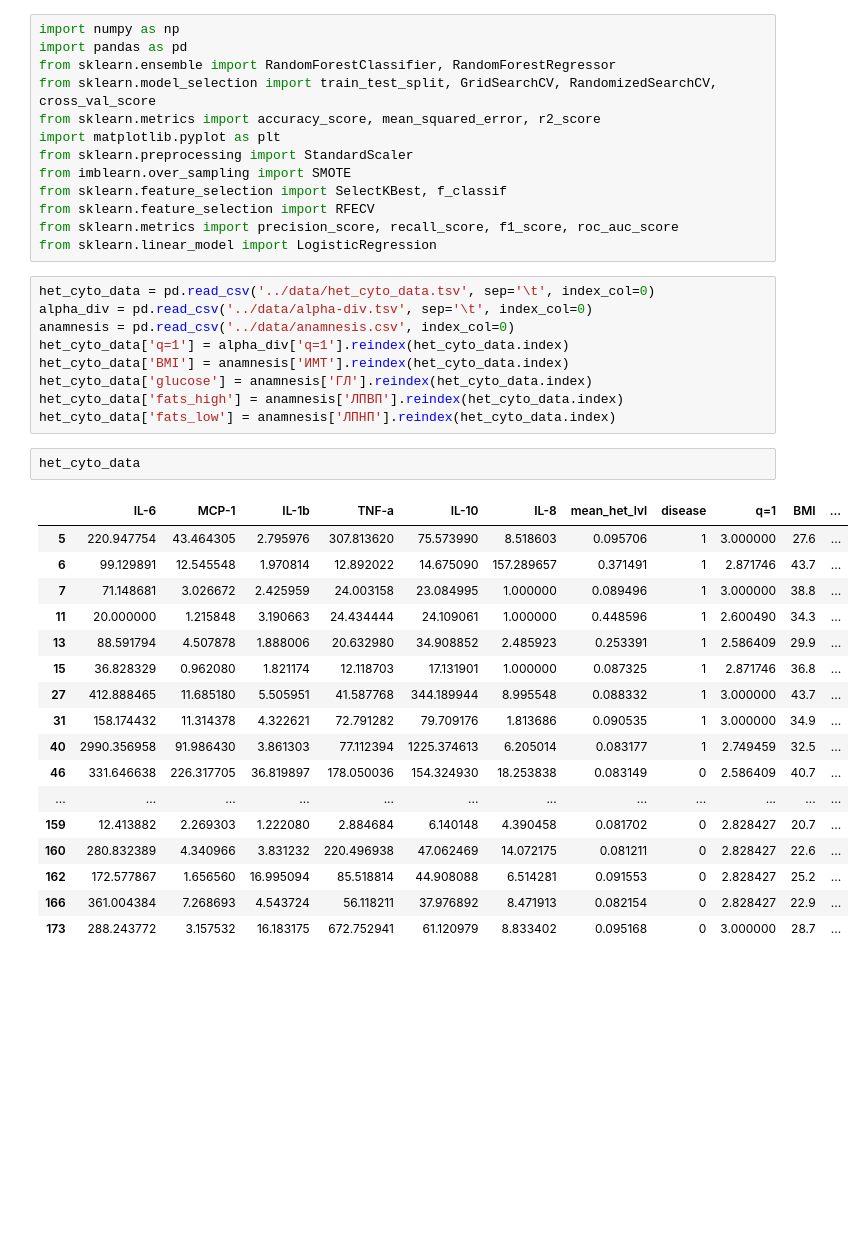
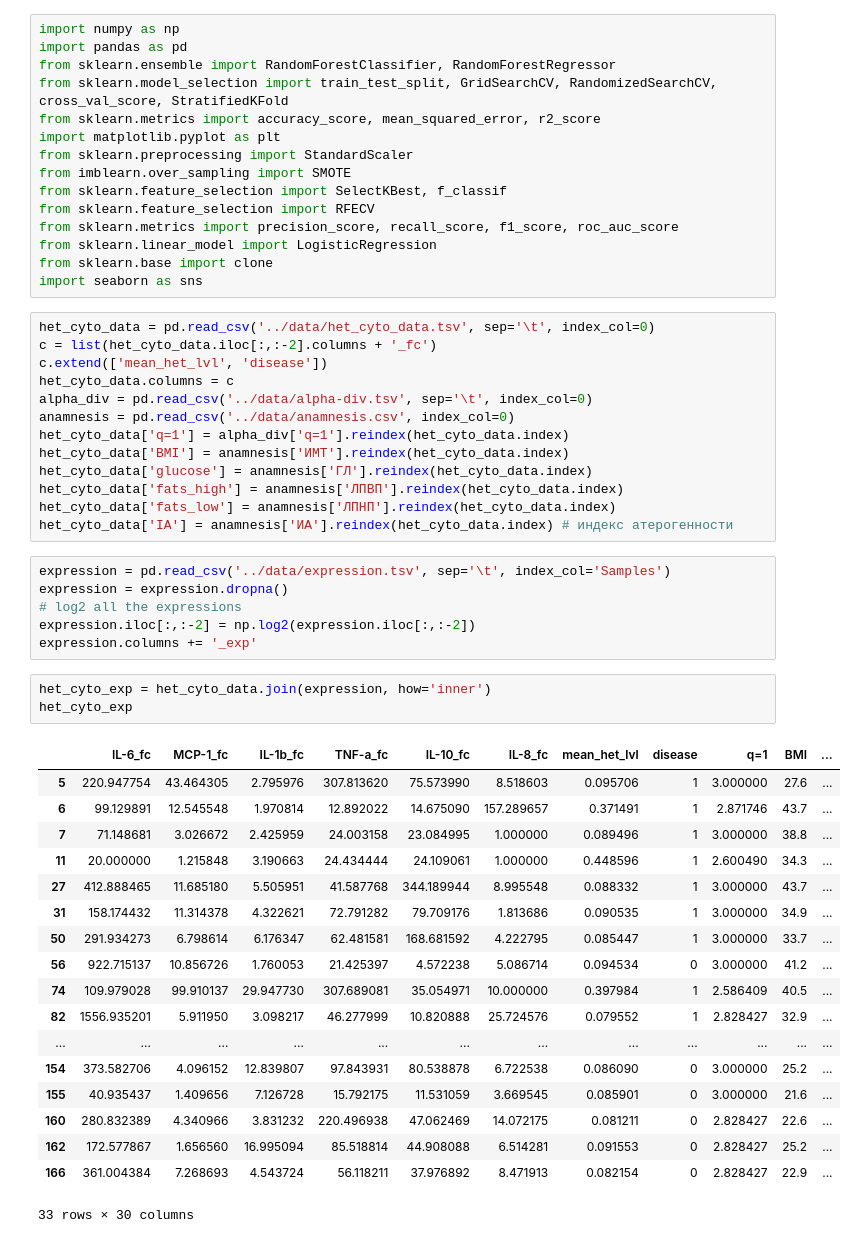
Before and after one commit to blackturtle71/obesityxmutations, a Jupyter notebook: scripts/ml.ipynb, the cells around one changed output. Saved outputs shown, nothing was run; the diff lists cells and outputs as text; blank space fills up the shorter version.

```diff
--- a/scripts/ml.ipynb
+++ b/scripts/ml.ipynb
@@ -2,7 +2,7 @@
 import numpy as np
 import pandas as pd
 from sklearn.ensemble import RandomForestClassifier, RandomForestRegressor
-from sklearn.model_selection import train_test_split, GridSearchCV, RandomizedSearchCV, cross_val_score
+from sklearn.model_selection import train_test_split, GridSearchCV, RandomizedSearchCV, cross_val_score, StratifiedKFold
 from sklearn.metrics import accuracy_score, mean_squared_error, r2_score
 import matplotlib.pyplot as plt
 from sklearn.preprocessing import StandardScaler
@@ -11,8 +11,13 @@ from sklearn.feature_selection import SelectKBest, f_classif
 from sklearn.feature_selection import RFECV
 from sklearn.metrics import precision_score, recall_score, f1_score, roc_auc_score
 from sklearn.linear_model import LogisticRegression
+from sklearn.base import clone
+import seaborn as sns
 # %%
 het_cyto_data = pd.read_csv('../data/het_cyto_data.tsv', sep='\t', index_col=0)
+c = list(het_cyto_data.iloc[:,:-2].columns + '_fc')
+c.extend(['mean_het_lvl', 'disease'])
+het_cyto_data.columns = c
 alpha_div = pd.read_csv('../data/alpha-div.tsv', sep='\t', index_col=0)
 anamnesis = pd.read_csv('../data/anamnesis.csv', index_col=0)
 het_cyto_data['q=1'] = alpha_div['q=1'].reindex(het_cyto_data.index)
@@ -20,24 +25,33 @@ het_cyto_data['BMI'] = anamnesis['ИМТ'].reindex(het_cyto_data.index)
 het_cyto_data['glucose'] = anamnesis['ГЛ'].reindex(het_cyto_data.index)
 het_cyto_data['fats_high'] = anamnesis['ЛПВП'].reindex(het_cyto_data.index)
 het_cyto_data['fats_low'] = anamnesis['ЛПНП'].reindex(het_cyto_data.index)
+het_cyto_data['IA'] = anamnesis['ИА'].reindex(het_cyto_data.index) # индекс атерогенности
+# %%
+expression = pd.read_csv('../data/expression.tsv', sep='\t', index_col='Samples')
+expression = expression.dropna()
+# log2 all the expressions
+expression.iloc[:,:-2] = np.log2(expression.iloc[:,:-2])
+expression.columns += '_exp'
 # %%
-het_cyto_data
+het_cyto_exp = het_cyto_data.join(expression, how='inner')
+het_cyto_exp
 # %% [output]
-|  | IL-6 | MCP-1 | IL-1b | TNF-a | IL-10 | IL-8 | mean_het_lvl | disease | q=1 | BMI | ... |
+|  | IL-6_fc | MCP-1_fc | IL-1b_fc | TNF-a_fc | IL-10_fc | IL-8_fc | mean_het_lvl | disease | q=1 | BMI | ... |
 | 5 | 220.947754 | 43.464305 | 2.795976 | 307.813620 | 75.573990 | 8.518603 | 0.095706 | 1 | 3.000000 | 27.6 | ... |
 | 6 | 99.129891 | 12.545548 | 1.970814 | 12.892022 | 14.675090 | 157.289657 | 0.371491 | 1 | 2.871746 | 43.7 | ... |
 | 7 | 71.148681 | 3.026672 | 2.425959 | 24.003158 | 23.084995 | 1.000000 | 0.089496 | 1 | 3.000000 | 38.8 | ... |
 | 11 | 20.000000 | 1.215848 | 3.190663 | 24.434444 | 24.109061 | 1.000000 | 0.448596 | 1 | 2.600490 | 34.3 | ... |
-| 13 | 88.591794 | 4.507878 | 1.888006 | 20.632980 | 34.908852 | 2.485923 | 0.253391 | 1 | 2.586409 | 29.9 | ... |
-| 15 | 36.828329 | 0.962080 | 1.821174 | 12.118703 | 17.131901 | 1.000000 | 0.087325 | 1 | 2.871746 | 36.8 | ... |
 | 27 | 412.888465 | 11.685180 | 5.505951 | 41.587768 | 344.189944 | 8.995548 | 0.088332 | 1 | 3.000000 | 43.7 | ... |
 | 31 | 158.174432 | 11.314378 | 4.322621 | 72.791282 | 79.709176 | 1.813686 | 0.090535 | 1 | 3.000000 | 34.9 | ... |
-| 40 | 2990.356958 | 91.986430 | 3.861303 | 77.112394 | 1225.374613 | 6.205014 | 0.083177 | 1 | 2.749459 | 32.5 | ... |
-| 46 | 331.646638 | 226.317705 | 36.819897 | 178.050036 | 154.324930 | 18.253838 | 0.083149 | 0 | 2.586409 | 40.7 | ... |
+| 50 | 291.934273 | 6.798614 | 6.176347 | 62.481581 | 168.681592 | 4.222795 | 0.085447 | 1 | 3.000000 | 33.7 | ... |
+| 56 | 922.715137 | 10.856726 | 1.760053 | 21.425397 | 4.572238 | 5.086714 | 0.094534 | 0 | 3.000000 | 41.2 | ... |
+| 74 | 109.979028 | 99.910137 | 29.947730 | 307.689081 | 35.054971 | 10.000000 | 0.397984 | 1 | 2.586409 | 40.5 | ... |
+| 82 | 1556.935201 | 5.911950 | 3.098217 | 46.277999 | 10.820888 | 25.724576 | 0.079552 | 1 | 2.828427 | 32.9 | ... |
 | ... | ... | ... | ... | ... | ... | ... | ... | ... | ... | ... | ... |
-| 159 | 12.413882 | 2.269303 | 1.222080 | 2.884684 | 6.140148 | 4.390458 | 0.081702 | 0 | 2.828427 | 20.7 | ... |
+| 154 | 373.582706 | 4.096152 | 12.839807 | 97.843931 | 80.538878 | 6.722538 | 0.086090 | 0 | 3.000000 | 25.2 | ... |
+| 155 | 40.935437 | 1.409656 | 7.126728 | 15.792175 | 11.531059 | 3.669545 | 0.085901 | 0 | 3.000000 | 21.6 | ... |
 | 160 | 280.832389 | 4.340966 | 3.831232 | 220.496938 | 47.062469 | 14.072175 | 0.081211 | 0 | 2.828427 | 22.6 | ... |
 | 162 | 172.577867 | 1.656560 | 16.995094 | 85.518814 | 44.908088 | 6.514281 | 0.091553 | 0 | 2.828427 | 25.2 | ... |
 | 166 | 361.004384 | 7.268693 | 4.543724 | 56.118211 | 37.976892 | 8.471913 | 0.082154 | 0 | 2.828427 | 22.9 | ... |
-| 173 | 288.243772 | 3.157532 | 16.183175 | 672.752941 | 61.120979 | 8.833402 | 0.095168 | 0 | 3.000000 | 28.7 | ... |
+33 rows × 30 columns
 # %%
```
Also changed, not shown: parts of 3 cells of this notebook.
